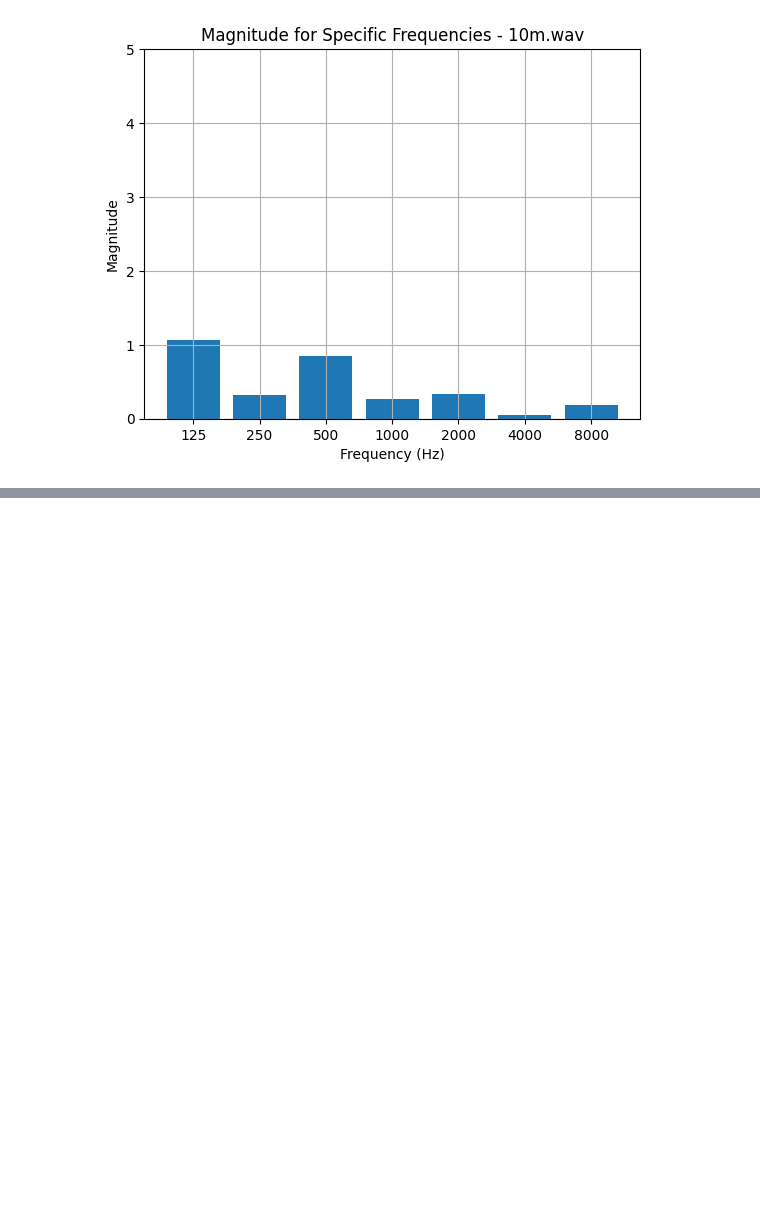
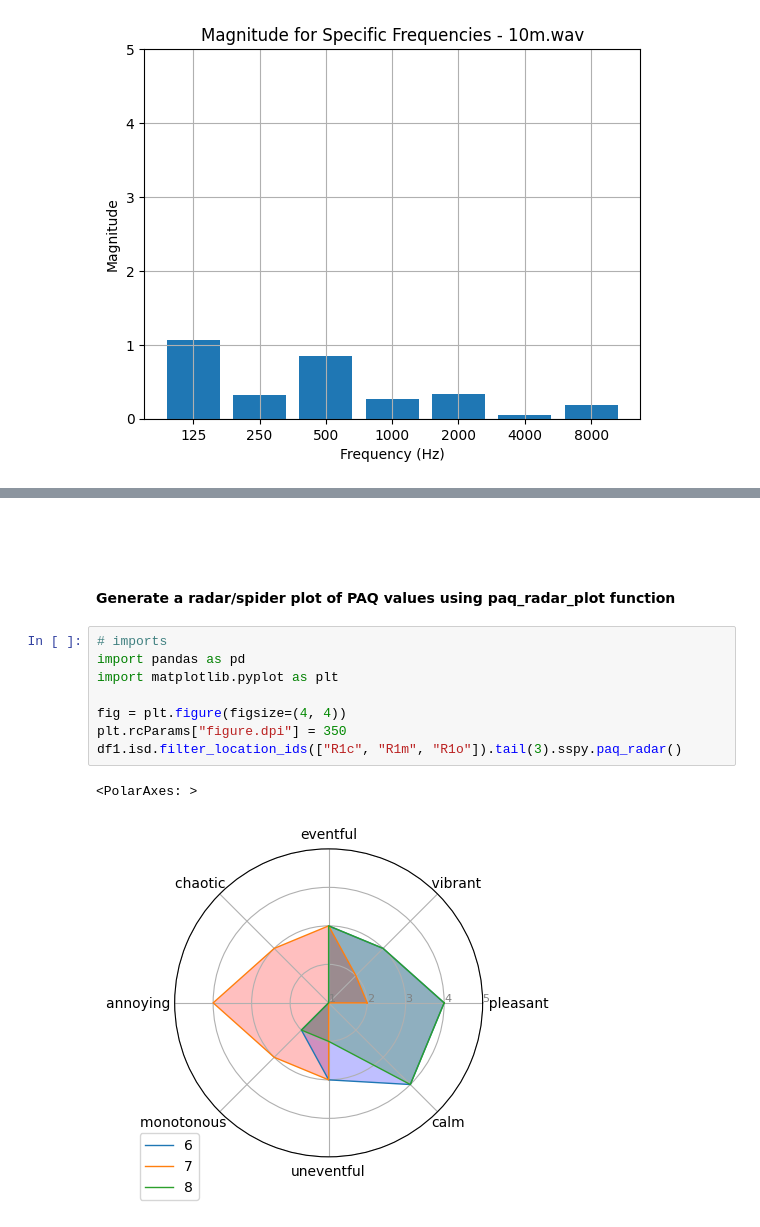
Before and after one commit to HussamAlBasha/IDS-Institute-for-Design-Strategies, a Jupyter notebook: Digital Workflow/DigitalWorkflow.ipynb, the cells around one changed output, grey strips where cells are left out. Saved outputs shown, nothing was run; the diff lists cells and outputs as text; blank space fills up the shorter version.

```diff
--- a/Digital Workflow/DigitalWorkflow.ipynb
+++ b/Digital Workflow/DigitalWorkflow.ipynb
@@ -142,0 +294,16 @@ plt.show()
+# %% [markdown]
+<h3 style="color:white ; font-weight: bold; font-style: italic;">B: Plotting Functions for Visualising Likert Scale Data</h3>
+
+
+#### Generate a radar/spider plot of PAQ values using paq_radar_plot function
+# %%
+# imports
+import pandas as pd
+import matplotlib.pyplot as plt
+
+fig = plt.figure(figsize=(4, 4))
+plt.rcParams["figure.dpi"] = 350
+df1.isd.filter_location_ids(["R1c", "R1m", "R1o"]).tail(3).sspy.paq_radar()
+# %% [output]
+<PolarAxes: >
+[figure, added]
```
Also changed, not shown: parts of 20 cells of this notebook, 2 other files.
